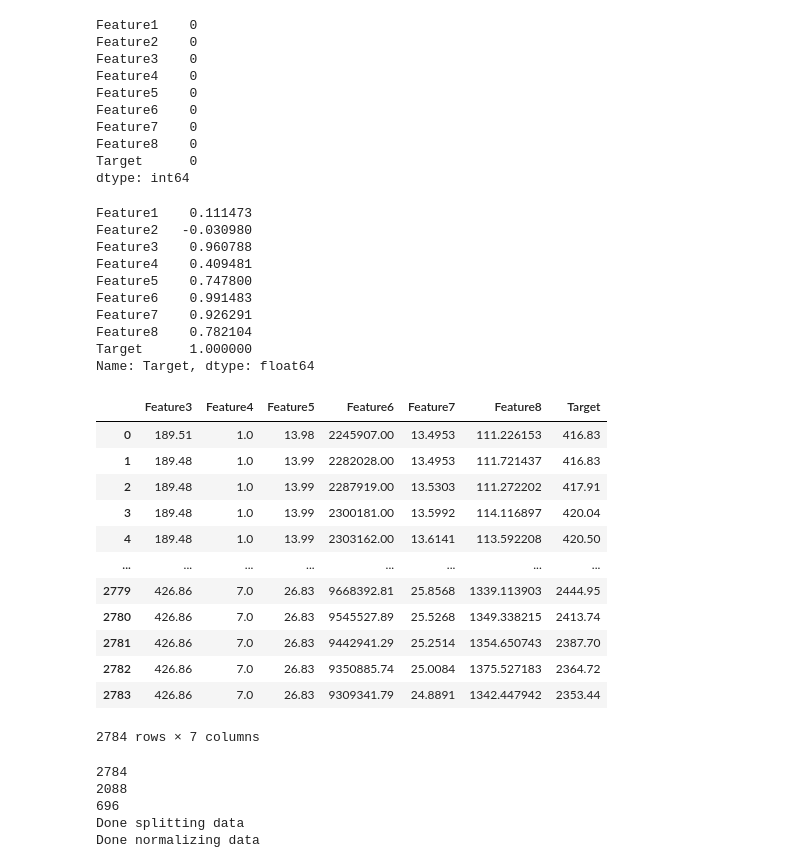
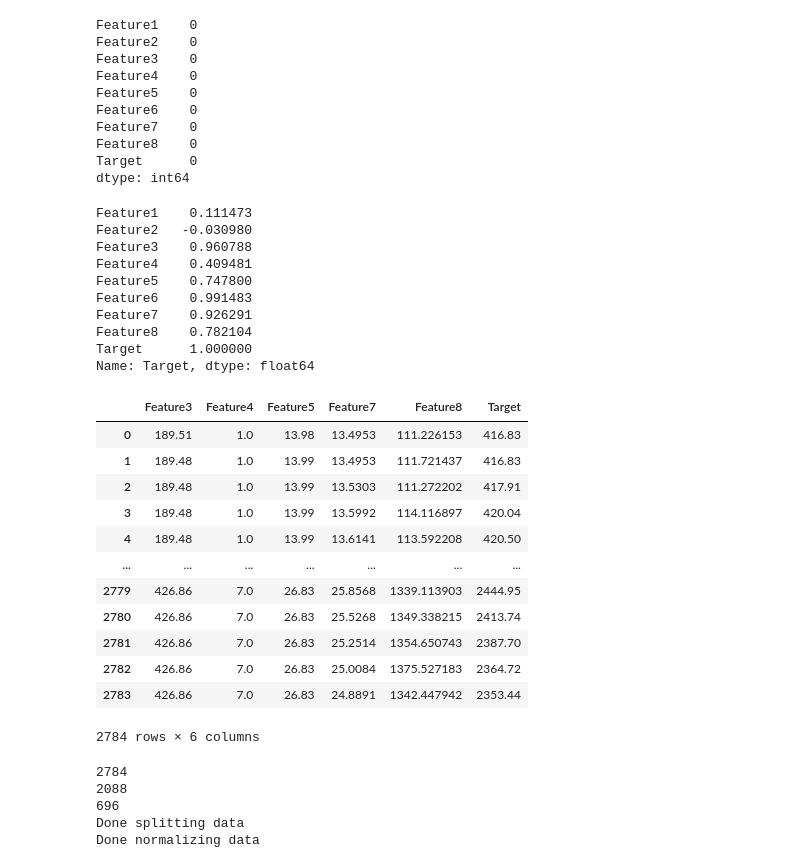
Before and after one commit to ZakariyyaScavotto/SSMIF-Fall-2022-Coding-Challenge, a Jupyter notebook: ml.ipynb, the cells around one changed output. Drawn from its saved outputs; the diff is of its cells as text; code cells hidden in the pictures.

```diff
--- a/ml.ipynb
+++ b/ml.ipynb
@@ -71,34 +85,37 @@ dtype: int64
 # %%
 # Make correlation matrix to see which features are most correlated with the target
 corr = df.corr()['Target']
 print(corr)
 '''From here, can see that we want Features3-8 since they all feature a high correlation
 while the other features either have a small correlation(1) or negative(2)'''
-df.drop(['Feature1','Feature2'],axis=1)
+# df.drop(['Feature1','Feature2'],axis=1)
+#TEST
+df.drop(['Feature6','Feature1','Feature2'],axis=1)
+# df.drop(['Feature6'],axis=1)
 # %% [output]
 Feature1    0.111473
 Feature2   -0.030980
 Feature3    0.960788
 Feature4    0.409481
 Feature5    0.747800
 Feature6    0.991483
 Feature7    0.926291
 Feature8    0.782104
 Target      1.000000
 Name: Target, dtype: float64
-|  | Feature3 | Feature4 | Feature5 | Feature6 | Feature7 | Feature8 | Target |
-| 0 | 189.51 | 1.0 | 13.98 | 2245907.00 | 13.4953 | 111.226153 | 416.83 |
-| 1 | 189.48 | 1.0 | 13.99 | 2282028.00 | 13.4953 | 111.721437 | 416.83 |
-| 2 | 189.48 | 1.0 | 13.99 | 2287919.00 | 13.5303 | 111.272202 | 417.91 |
-| 3 | 189.48 | 1.0 | 13.99 | 2300181.00 | 13.5992 | 114.116897 | 420.04 |
-| 4 | 189.48 | 1.0 | 13.99 | 2303162.00 | 13.6141 | 113.592208 | 420.50 |
-| ... | ... | ... | ... | ... | ... | ... | ... |
-| 2779 | 426.86 | 7.0 | 26.83 | 9668392.81 | 25.8568 | 1339.113903 | 2444.95 |
-| 2780 | 426.86 | 7.0 | 26.83 | 9545527.89 | 25.5268 | 1349.338215 | 2413.74 |
-| 2781 | 426.86 | 7.0 | 26.83 | 9442941.29 | 25.2514 | 1354.650743 | 2387.70 |
-| 2782 | 426.86 | 7.0 | 26.83 | 9350885.74 | 25.0084 | 1375.527183 | 2364.72 |
-| 2783 | 426.86 | 7.0 | 26.83 | 9309341.79 | 24.8891 | 1342.447942 | 2353.44 |
+|  | Feature3 | Feature4 | Feature5 | Feature7 | Feature8 | Target |
+| 0 | 189.51 | 1.0 | 13.98 | 13.4953 | 111.226153 | 416.83 |
+| 1 | 189.48 | 1.0 | 13.99 | 13.4953 | 111.721437 | 416.83 |
+| 2 | 189.48 | 1.0 | 13.99 | 13.5303 | 111.272202 | 417.91 |
+| 3 | 189.48 | 1.0 | 13.99 | 13.5992 | 114.116897 | 420.04 |
+| 4 | 189.48 | 1.0 | 13.99 | 13.6141 | 113.592208 | 420.50 |
+| ... | ... | ... | ... | ... | ... | ... |
+| 2779 | 426.86 | 7.0 | 26.83 | 25.8568 | 1339.113903 | 2444.95 |
+| 2780 | 426.86 | 7.0 | 26.83 | 25.5268 | 1349.338215 | 2413.74 |
+| 2781 | 426.86 | 7.0 | 26.83 | 25.2514 | 1354.650743 | 2387.70 |
+| 2782 | 426.86 | 7.0 | 26.83 | 25.0084 | 1375.527183 | 2364.72 |
+| 2783 | 426.86 | 7.0 | 26.83 | 24.8891 | 1342.447942 | 2353.44 |
-2784 rows × 7 columns
+2784 rows × 6 columns
 # %%
 #Normalize data, split data between training and testing (75/25)
 train=df.sample(frac=0.75,random_state=42) #random state is a seed value
```
Also changed, not shown: parts of 2 cells of this notebook, 1 other file.
